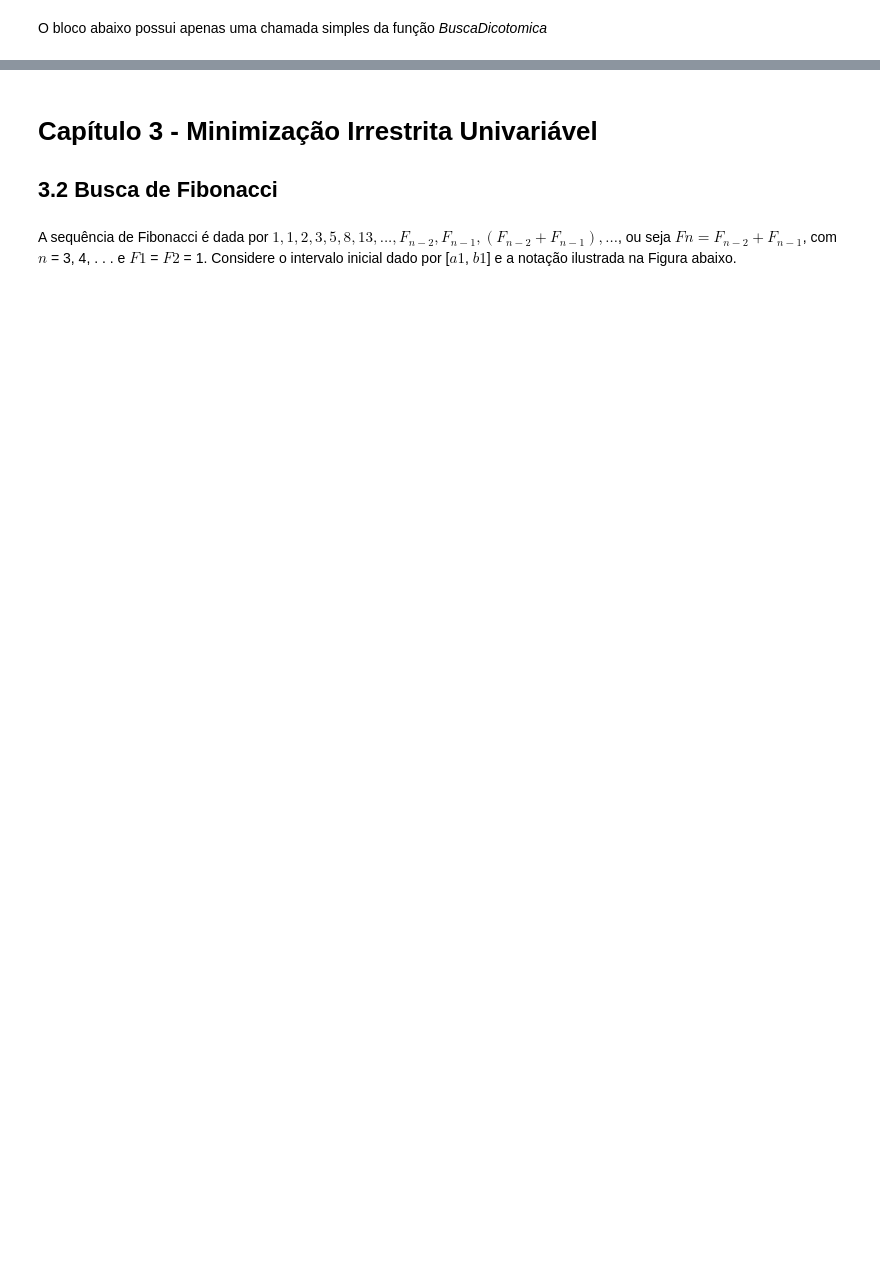
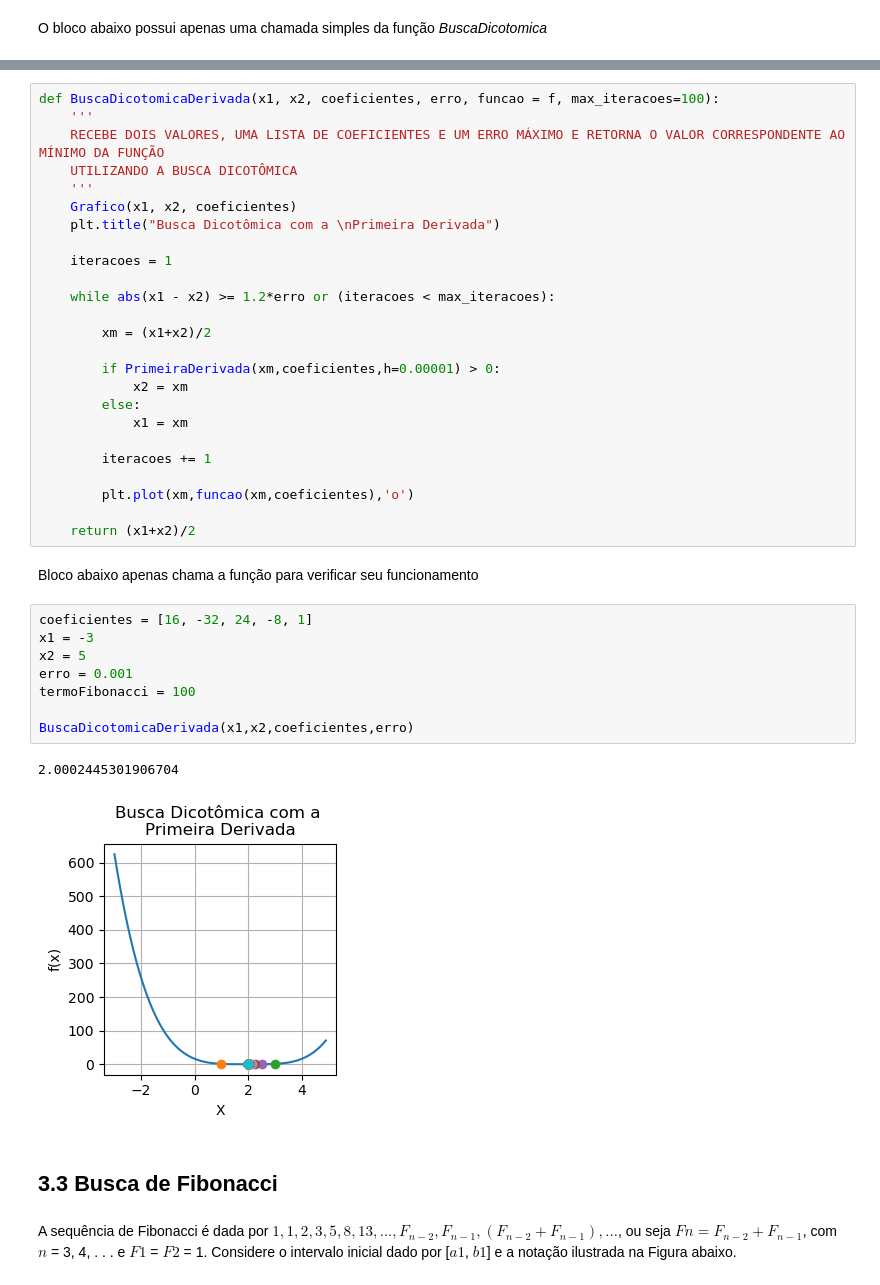
Before and after one commit to afm97/OtimizacaoDeSistemas, a Jupyter notebook: Otimizacao.ipynb, the cells around one changed output, grey strips where cells are left out. Drawn from its saved outputs; the diff is of its cells as text; blank space fills up the shorter version.

```diff
--- a/Otimizacao.ipynb
+++ b/Otimizacao.ipynb
@@ -94,7 +145,43 @@ _ = BuscaDicotomica(x1,x2,coeficientes,erro)
+# %%
+def BuscaDicotomicaDerivada(x1, x2, coeficientes, erro, funcao = f, max_iteracoes=100):
+    '''
+    RECEBE DOIS VALORES, UMA LISTA DE COEFICIENTES E UM ERRO MÁXIMO E RETORNA O VALOR CORRESPONDENTE AO MÍNIMO DA FUNÇÃO
+    UTILIZANDO A BUSCA DICOTÔMICA
+    '''
+    Grafico(x1, x2, coeficientes)
+    plt.title("Busca Dicotômica com a \nPrimeira Derivada")
+
+    iteracoes = 1
+
+    while abs(x1 - x2) >= 1.2*erro or (iteracoes < max_iteracoes):
+
+        xm = (x1+x2)/2
+
+        if PrimeiraDerivada(xm,coeficientes,h=0.00001) > 0:
+            x2 = xm
+        else:
+            x1 = xm
+
+        iteracoes += 1
+
+        plt.plot(xm,funcao(xm,coeficientes),'o')
+
+    return (x1+x2)/2
+# %% [markdown]
+Bloco abaixo apenas chama a função para verificar seu funcionamento
+# %%
+coeficientes = [16, -32, 24, -8, 1]
+x1 = -3
+x2 = 5
+erro = 0.001
+termoFibonacci = 100
+
+BuscaDicotomicaDerivada(x1,x2,coeficientes,erro)
+# %% [output]
+2.0002445301906704
+[figure, added]
 # %% [markdown]
-# Capítulo 3 - Minimização Irrestrita Univariável
-
-## 3.2 Busca de Fibonacci
+## 3.3 Busca de Fibonacci
 # %% [markdown]
 A sequência de Fibonacci é dada por ${1, 1, 2, 3, 5, 8, 13, . . ., F_{n-2}, F_{n-1}, (F_{n-2}+ F_{n-1}), . . .}$, ou seja $Fn = F_{n-2} + F_{n-1}$, com $n$ = 3, 4, . . . e $F1$ = $F2$ = 1. Considere o intervalo inicial dado por [$a1$, $b1$] e a notação ilustrada na Figura abaixo.
 # %%
```
Also changed, not shown: parts of 40 cells of this notebook, 3 other files.
